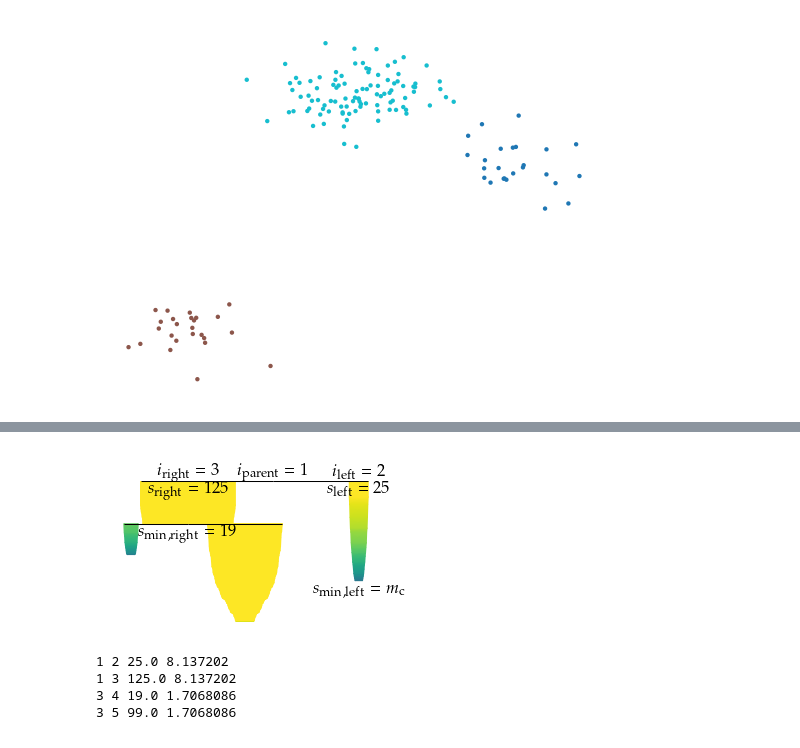
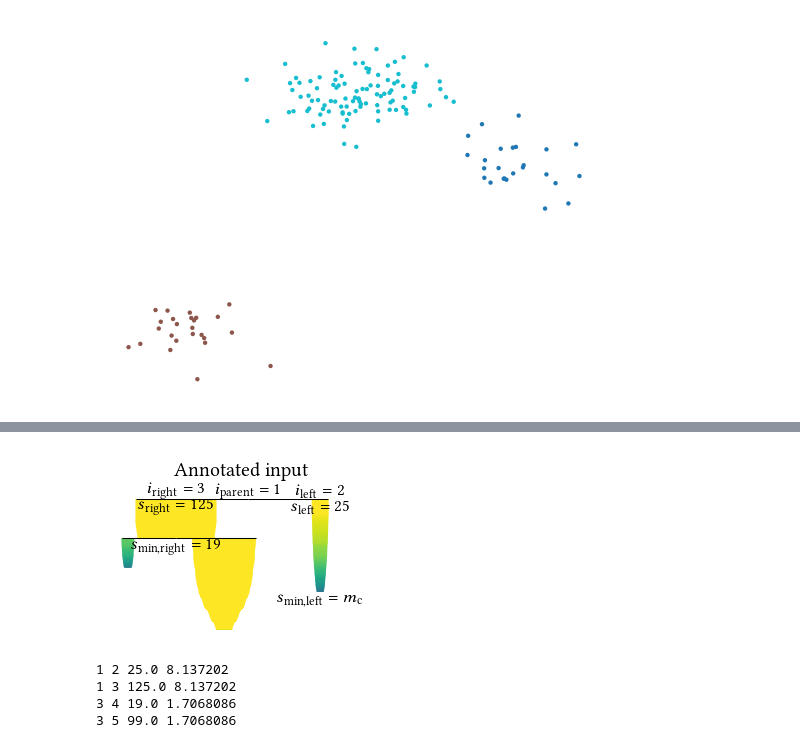
Before and after one commit to JelmerBot/fast_plscan, a Jupyter notebook: docs/_paper_figures.ipynb, the cells around one changed output, grey strips where cells are left out. Cells and saved outputs as stored; diff of their text form; code cells hidden in the pictures.

```diff
--- a/docs/_paper_figures.ipynb
+++ b/docs/_paper_figures.ipynb
@@ -339,5 +340,5 @@ plt.show()
 # %%
-sized_fig(0.32, 0.66)
+sized_fig(0.3, 0.7)
 t.plot(y="density", leaf_separation=leaf_separation, colorbar=False)
 plt.yticks([])
 plt.ylabel("")
@@ -374,35 +375,36 @@ plt.text(
     va="top",
     fontsize=fontsize["footnote"],
 )
 plt.text(
     xcoords[3],
     np.exp(-t._leaf_tree.min_distance[3]),
     r"$s_{\rm min,right} = 19$",
     ha="center",
     va="top",
     fontsize=fontsize["footnote"],
 )
 plt.text(
     xcoords[2],
     np.exp(-t._leaf_tree.max_distance[2]),
     r"$s_{\rm left} = " + f"{sizes[0]:.0f}$",
     ha="center",
     va="top",
     fontsize=fontsize["footnote"],
 )
 plt.text(
     xcoords[3],
     np.exp(-t._leaf_tree.max_distance[3]),
     r"$s_{\rm right} = " + f"{sizes[1]:.0f}$",
     ha="center",
     va="top",
     fontsize=fontsize["footnote"],
 )
-plt.subplots_adjust(0.16, 0.28, 1, 0.9)
+plt.suptitle("Annotated input", y=0.99, va="top")
+plt.subplots_adjust(-0.03, 0.02, 0.96, 0.78)
 plt.savefig("images/leaf_tree_explainer_2.pdf", pad_inches=0)
 plt.show()
 # %% [output]
-[figure, old version]
+[figure, new version]
 # %%
 for r in c._condensed_tree.cluster_rows:
     print(
```
Also changed, not shown: parts of 15 cells of this notebook, 17 other files.
